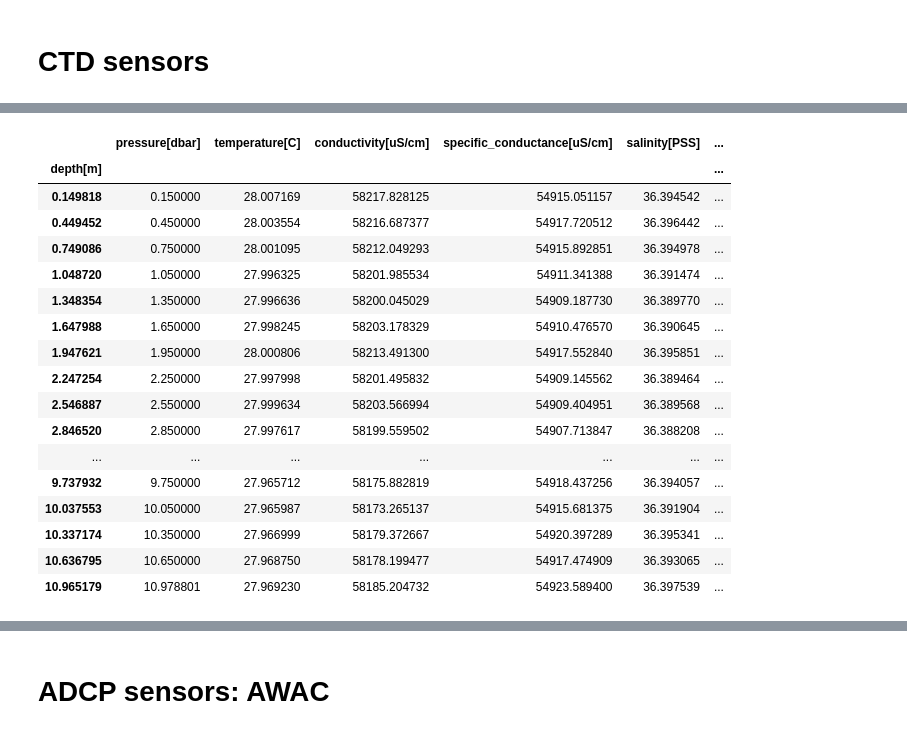
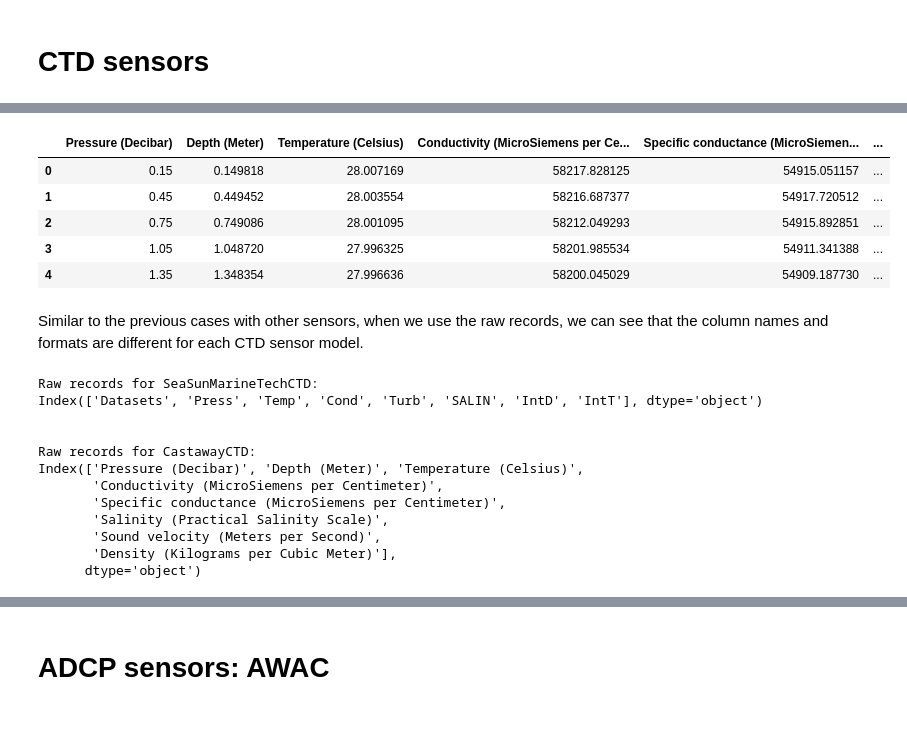
Before and after one commit to oceanicos-dev-org/oceanicospy, a Jupyter notebook: examples/reading_field_data.ipynb, the cells around one changed output, grey strips where cells are left out. Drawn from its saved outputs; the diff is of its cells as text; code cells hidden in the pictures.

```diff
--- a/examples/reading_field_data.ipynb
+++ b/examples/reading_field_data.ipynb
@@ -200,5 +200,5 @@ None
 # %% [markdown]
 # CTD sensors
 # %%
-ctd48m = ctd.CTD48M('../data/observations/CTD/CTD48M_SeaSunMarineTech.csv')
-castaway = ctd.CastawayCTD('../data/observations/ctd/CC2349006_20240301_185500.csv')
+sea_sun_marine_tech = ctd.SeaSunMarineTechCTD('../data/observations/CTD/SeaSunMarineTech.TOB')
+castaway = ctd.CastawayCTD('../data/observations/ctd/CC2349006_20240301_185500.csv',has_header=False)
@@ -205,5 +209,5 @@ castaway = ctd.CastawayCTD('../data/observations/ctd/CC2349006_20240301_185500.c
 # %%
-ctd_objects = [ctd48m, castaway]
+ctd_objects = [sea_sun_marine_tech, castaway]
 # %%
 dict_ctd_raw_measurements = dict()
 dict_ctd_clean_measurements = dict()
@@ -237,21 +233,29 @@ dict_ctd_clean_measurements['CTD48M']
 # %%
-dict_ctd_clean_measurements['CastawayCTD']
+dict_ctd_raw_measurements['CastawayCTD'].head()
 # %% [output]
-|  | pressure[dbar] | temperature[C] | conductivity[uS/cm] | specific_conductance[uS/cm] | salinity[PSS] | ... |
-| depth[m] |  |  |  |  |  | ... |
-| 0.149818 | 0.150000 | 28.007169 | 58217.828125 | 54915.051157 | 36.394542 | ... |
-| 0.449452 | 0.450000 | 28.003554 | 58216.687377 | 54917.720512 | 36.396442 | ... |
-| 0.749086 | 0.750000 | 28.001095 | 58212.049293 | 54915.892851 | 36.394978 | ... |
-| 1.048720 | 1.050000 | 27.996325 | 58201.985534 | 54911.341388 | 36.391474 | ... |
-| 1.348354 | 1.350000 | 27.996636 | 58200.045029 | 54909.187730 | 36.389770 | ... |
-| 1.647988 | 1.650000 | 27.998245 | 58203.178329 | 54910.476570 | 36.390645 | ... |
-| 1.947621 | 1.950000 | 28.000806 | 58213.491300 | 54917.552840 | 36.395851 | ... |
-| 2.247254 | 2.250000 | 27.997998 | 58201.495832 | 54909.145562 | 36.389464 | ... |
-| 2.546887 | 2.550000 | 27.999634 | 58203.566994 | 54909.404951 | 36.389568 | ... |
-| 2.846520 | 2.850000 | 27.997617 | 58199.559502 | 54907.713847 | 36.388208 | ... |
-| ... | ... | ... | ... | ... | ... | ... |
-| 9.737932 | 9.750000 | 27.965712 | 58175.882819 | 54918.437256 | 36.394057 | ... |
-| 10.037553 | 10.050000 | 27.965987 | 58173.265137 | 54915.681375 | 36.391904 | ... |
-| 10.337174 | 10.350000 | 27.966999 | 58179.372667 | 54920.397289 | 36.395341 | ... |
-| 10.636795 | 10.650000 | 27.968750 | 58178.199477 | 54917.474909 | 36.393065 | ... |
-| 10.965179 | 10.978801 | 27.969230 | 58185.204732 | 54923.589400 | 36.397539 | ... |
+|  | Pressure (Decibar) | Depth (Meter) | Temperature (Celsius) | Conductivity (MicroSiemens per Ce... | Specific conductance (MicroSiemen... | ... |
+| 0 | 0.15 | 0.149818 | 28.007169 | 58217.828125 | 54915.051157 | ... |
+| 1 | 0.45 | 0.449452 | 28.003554 | 58216.687377 | 54917.720512 | ... |
+| 2 | 0.75 | 0.749086 | 28.001095 | 58212.049293 | 54915.892851 | ... |
+| 3 | 1.05 | 1.048720 | 27.996325 | 58201.985534 | 54911.341388 | ... |
+| 4 | 1.35 | 1.348354 | 27.996636 | 58200.045029 | 54909.187730 | ... |
+# %% [markdown]
+Similar to the previous cases with other sensors, when we use the raw records, we can see that the column names and formats are different for each CTD sensor model.
+# %%
+for key in dict_ctd_raw_measurements.keys():
+    print(f"Raw records for {key}:")
+    print(dict_ctd_raw_measurements[key].columns)
+    print("\n")
+# %% [output]
+Raw records for SeaSunMarineTechCTD:
+Index(['Datasets', 'Press', 'Temp', 'Cond', 'Turb', 'SALIN', 'IntD', 'IntT'], dtype='object')
+
+
+Raw records for CastawayCTD:
+Index(['Pressure (Decibar)', 'Depth (Meter)', 'Temperature (Celsius)',
+       'Conductivity (MicroSiemens per Centimeter)',
+       'Specific conductance (MicroSiemens per Centimeter)',
+       'Salinity (Practical Salinity Scale)',
+       'Sound velocity (Meters per Second)',
+       'Density (Kilograms per Cubic Meter)'],
+      dtype='object')
```
Also changed, not shown: parts of 9 cells of this notebook, 6 other files.
